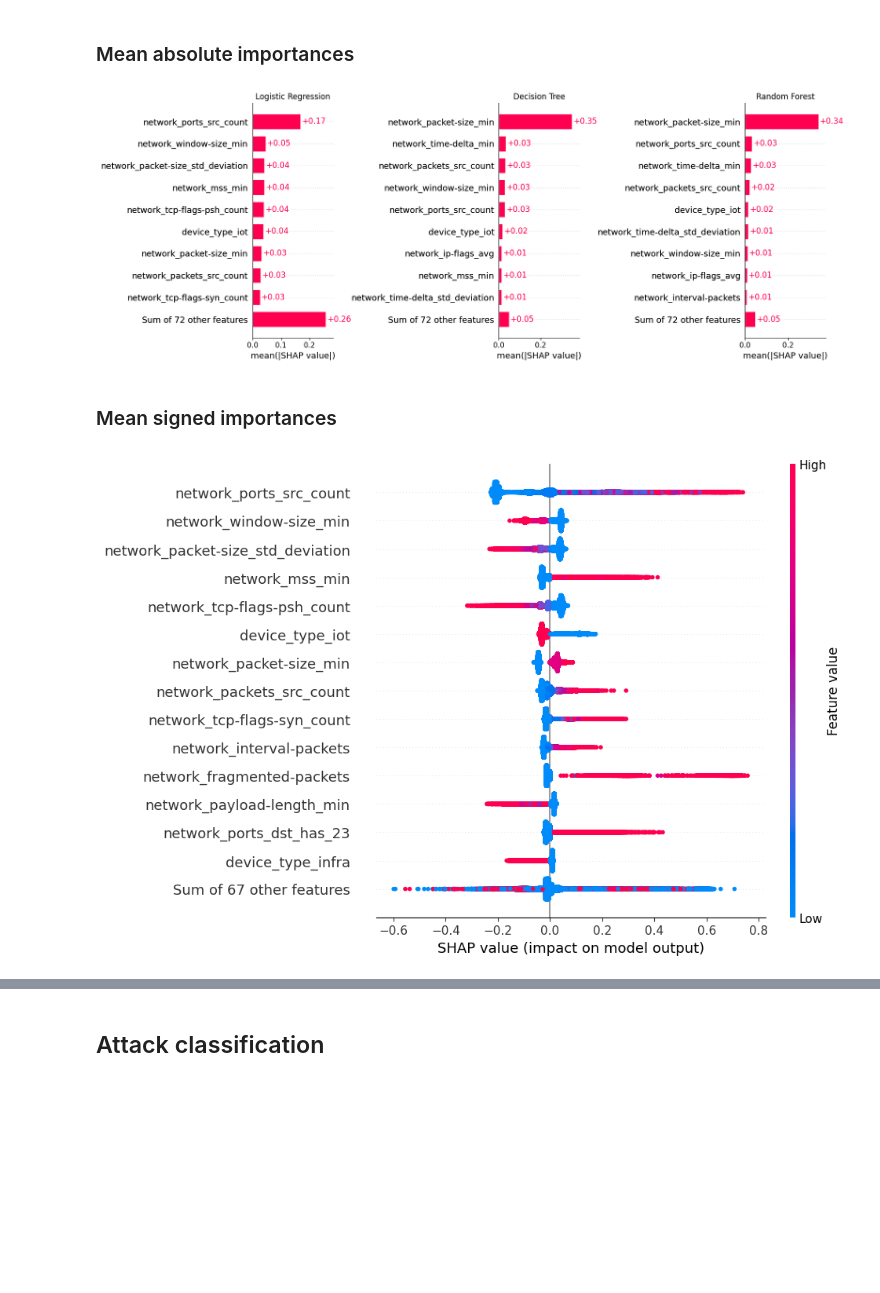
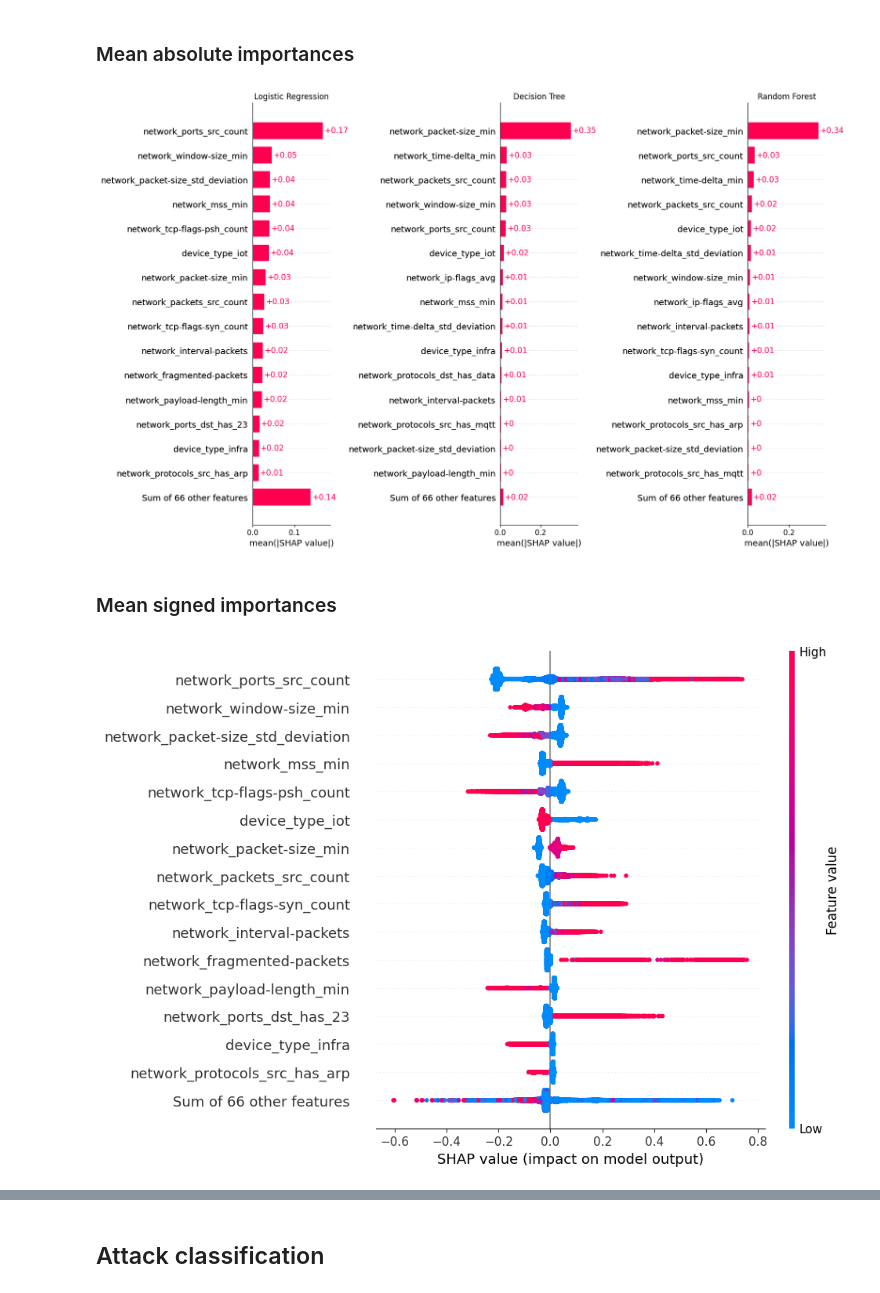
Before and after one commit to nelioasousa/iiot_threat_detec, a Jupyter notebook: experiments/exp04__xai_with_shap.ipynb, the cells around one changed output, grey strips where cells are left out. Cells and saved outputs as stored; diff of their text form; code cells hidden in the pictures; blank space fills up the shorter version.

Commit message:
XAI with SHAP

```diff
--- a/experiments/exp04__xai_with_shap.ipynb
+++ b/experiments/exp04__xai_with_shap.ipynb
@@ -117,26 +118,26 @@ def model_pretty_name(model_name: str):
 # %% [markdown]
 ### Mean absolute importances
 # %%
-fig, axs = plt.subplots(1, 3, figsize=(16, 6))
+fig, axs = plt.subplots(1, 3, figsize=(16, 10))
 
 for i, model_name in enumerate(shap_values["binary"]):
     values = shap_values["binary"][model_name]
     shap.plots.bar(
         shap_values=values[:, :, 0],
-        max_display=10,
+        max_display=16,
         ax=axs[i],
         show=False,
     )
     axs[i].set_title(model_pretty_name(model_name))
 
 plt.tight_layout()
 fig.savefig(
-    SHAP_DIR / "detec_abs_importances.png",
+    SHAP_DIR / "detec_general_abs_importances.png",
     dpi=300, bbox_inches="tight",
 )
 plt.show()
 # %% [output]
-[figure, old version]
+[figure, new version]
 # %% [markdown]
 ### Mean signed importances
 # %%
@@ -147,17 +148,17 @@ values = shap_values["binary"]["logistic_regression"]
 
 ax = shap.plots.beeswarm(
     shap_values=values[:, :, 0],
-    max_display=15,
+    max_display=16,
     show=False,
 )
 
 fig.savefig(
-    SHAP_DIR / "detec_sig_importances_logistic.png",
+    SHAP_DIR / "detec_general_sig_importances_logistic.png",
     dpi=300, bbox_inches="tight",
 )
 plt.show()
 # %% [output]
-[figure, old version]
+[figure, new version]
 # %%
 fig, ax = plt.subplots()
 plt.sca(ax)
```
Also changed, not shown: parts of 24 cells of this notebook, 20 other files.
